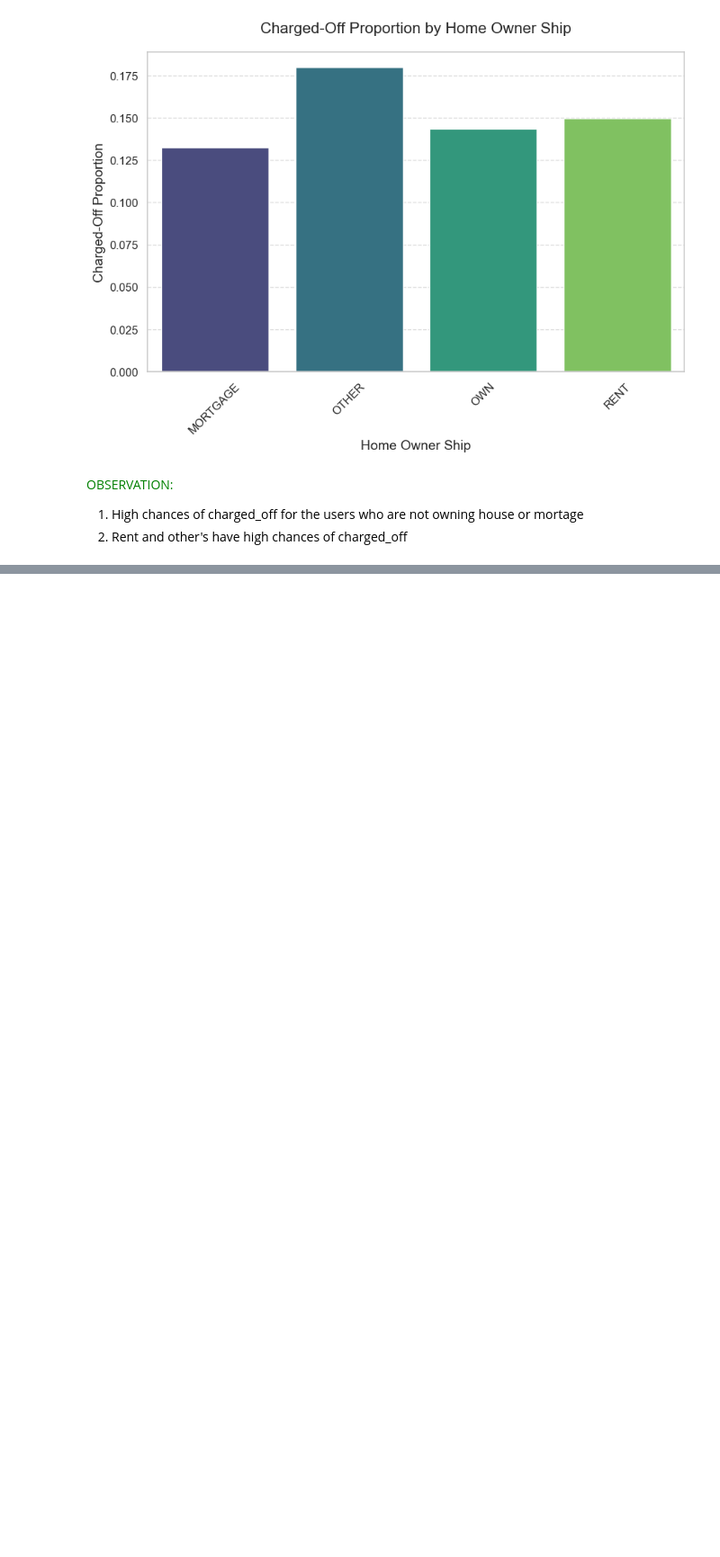
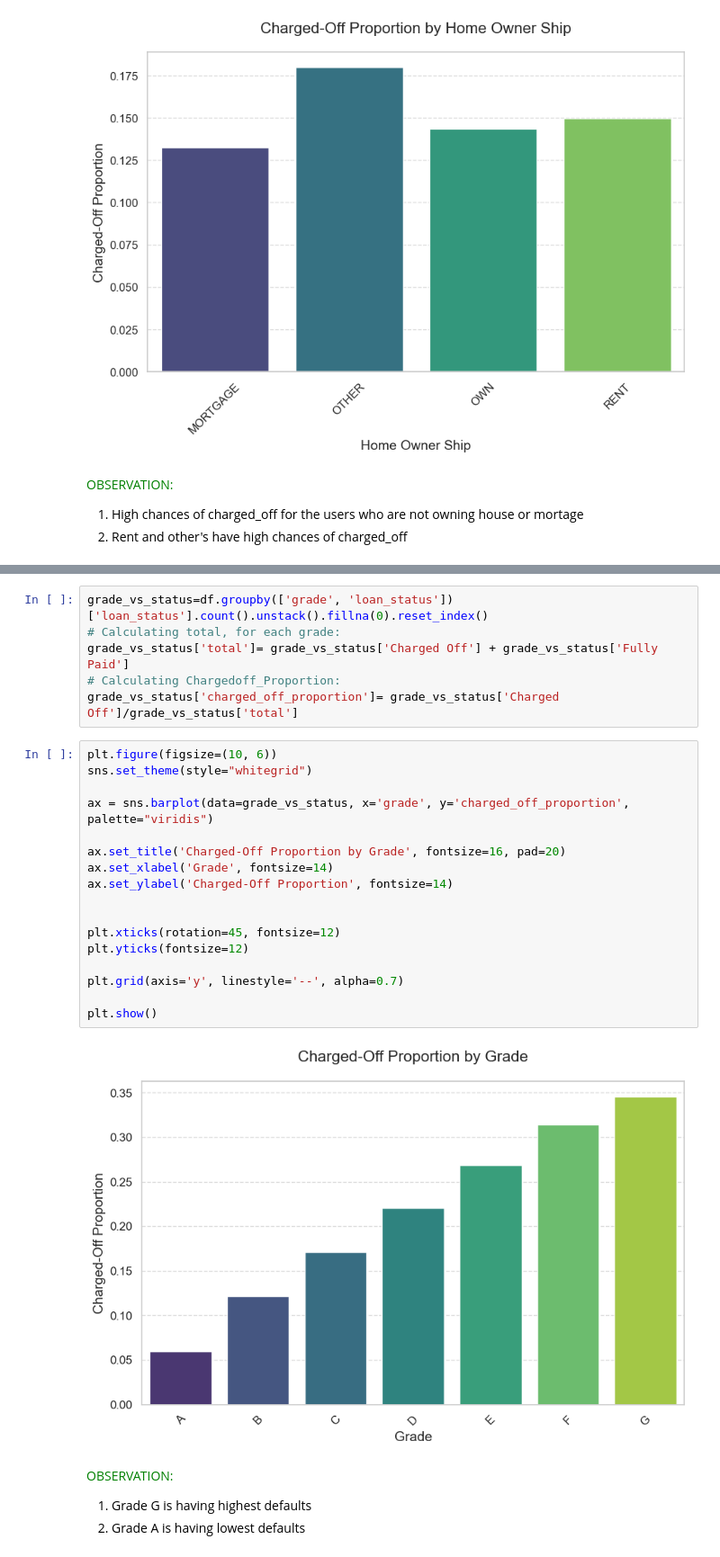
Before and after one commit to sunilkumarrudragada/LendingClubCaseStudy, a Jupyter notebook: sunil_kumar.ipynb, the cells around one changed output, grey strips where cells are left out. Shown at 90% size. Drawn from its saved outputs; the diff is of its cells as text; blank space fills up the shorter version.

```diff
--- a/sunil_kumar.ipynb
+++ b/sunil_kumar.ipynb
@@ -1050,0 +1173,30 @@ plt.show()
+# %%
+grade_vs_status=df.groupby(['grade', 'loan_status'])['loan_status'].count().unstack().fillna(0).reset_index()
+# Calculating total, for each grade:
+grade_vs_status['total']= grade_vs_status['Charged Off'] + grade_vs_status['Fully Paid']
+# Calculating Chargedoff_Proportion:
+grade_vs_status['charged_off_proportion']= grade_vs_status['Charged Off']/grade_vs_status['total']
+# %%
+plt.figure(figsize=(10, 6))
+sns.set_theme(style="whitegrid")
+
+ax = sns.barplot(data=grade_vs_status, x='grade', y='charged_off_proportion', palette="viridis")
+
+ax.set_title('Charged-Off Proportion by Grade', fontsize=16, pad=20)
+ax.set_xlabel('Grade', fontsize=14)
+ax.set_ylabel('Charged-Off Proportion', fontsize=14)
+
+
+plt.xticks(rotation=45, fontsize=12)
+plt.yticks(fontsize=12)
+
+plt.grid(axis='y', linestyle='--', alpha=0.7)
+
+plt.show()
+# %% [output]
+[figure, added]
+# %% [markdown]
+<span style="color:green">OBSERVATION: </br>
+1. Grade G is having highest defaults
+2. Grade A is having lowest defaults
+</span>
```
Also changed, not shown: parts of 29 cells of this notebook.
